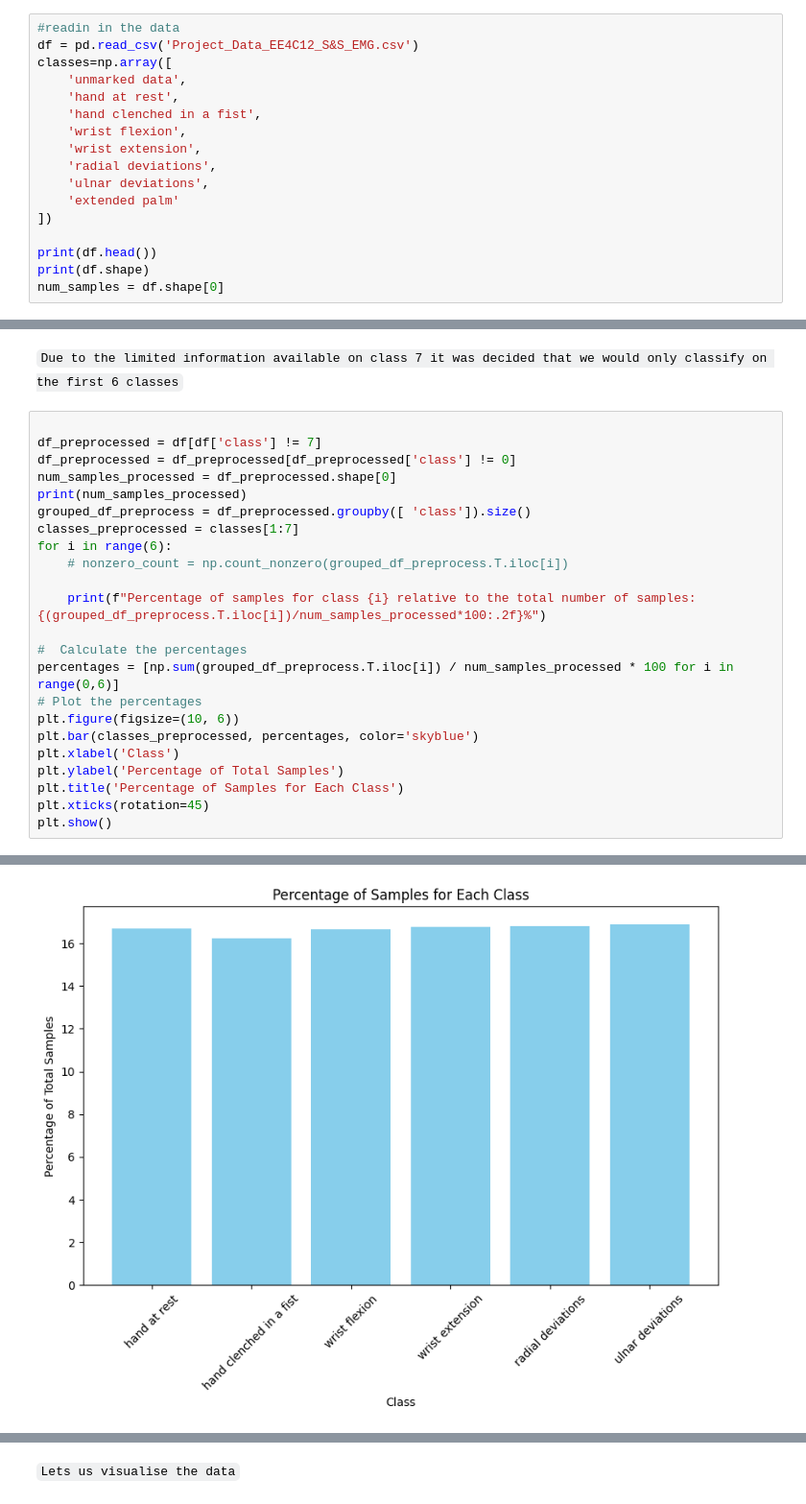
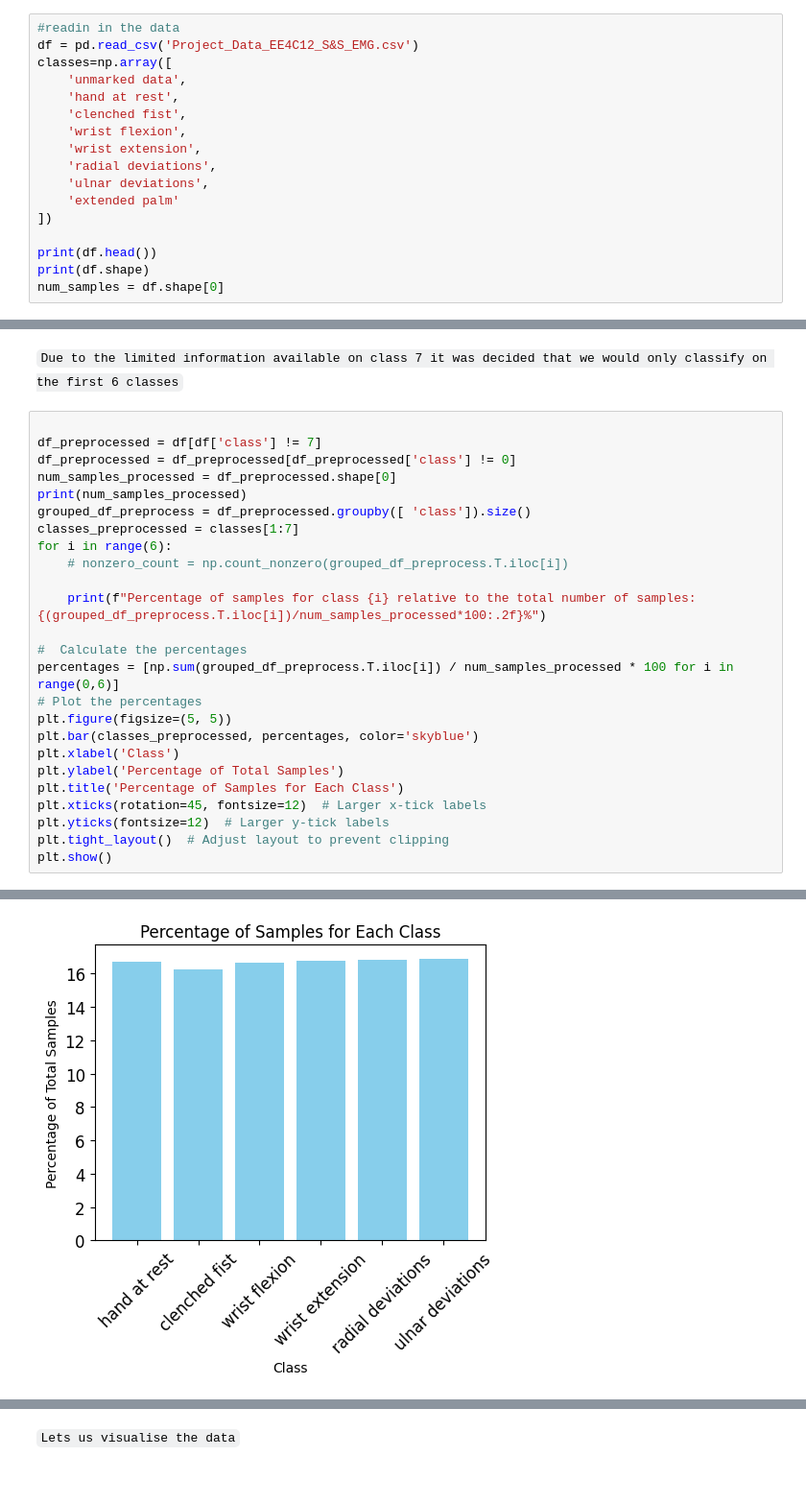
Before and after one commit to FrankDelft/ML_EE_EMG, a Jupyter notebook: main.ipynb, the cells around one changed output, grey strips where cells are left out. Shown at 96% size. Saved outputs shown, nothing was run; the diff lists cells and outputs as text.

```diff
--- a/main.ipynb
+++ b/main.ipynb
@@ -46,7 +47,7 @@ df = pd.read_csv('Project_Data_EE4C12_S&S_EMG.csv')
 classes=np.array([
     'unmarked data',
     'hand at rest',
-    'hand clenched in a fist',
+    'clenched fist',
     'wrist flexion',
     'wrist extension',
     'radial deviations',
@@ -151,35 +155,37 @@ Due to the limited information available on class 7 it was decided that we would
 # %%
 
 df_preprocessed = df[df['class'] != 7]
 df_preprocessed = df_preprocessed[df_preprocessed['class'] != 0]
 num_samples_processed = df_preprocessed.shape[0]
 print(num_samples_processed)
 grouped_df_preprocess = df_preprocessed.groupby([ 'class']).size()
 classes_preprocessed = classes[1:7]
 for i in range(6):
     # nonzero_count = np.count_nonzero(grouped_df_preprocess.T.iloc[i])
 
     print(f"Percentage of samples for class {i} relative to the total number of samples: {(grouped_df_preprocess.T.iloc[i])/num_samples_processed*100:.2f}%")
 
 #  Calculate the percentages
 percentages = [np.sum(grouped_df_preprocess.T.iloc[i]) / num_samples_processed * 100 for i in range(0,6)]
 # Plot the percentages
-plt.figure(figsize=(10, 6))
+plt.figure(figsize=(5, 5))
 plt.bar(classes_preprocessed, percentages, color='skyblue')
 plt.xlabel('Class')
 plt.ylabel('Percentage of Total Samples')
 plt.title('Percentage of Samples for Each Class')
-plt.xticks(rotation=45)
+plt.xticks(rotation=45, fontsize=12)  # Larger x-tick labels
+plt.yticks(fontsize=12)  # Larger y-tick labels
+plt.tight_layout()  # Adjust layout to prevent clipping
 plt.show()
 # %% [output]
 1499054
 Percentage of samples for class 0 relative to the total number of samples: 16.68%
 Percentage of samples for class 1 relative to the total number of samples: 16.22%
 Percentage of samples for class 2 relative to the total number of samples: 16.64%
 Percentage of samples for class 3 relative to the total number of samples: 16.78%
 Percentage of samples for class 4 relative to the total number of samples: 16.79%
 Percentage of samples for class 5 relative to the total number of samples: 16.88%
-[figure, old version]
+[figure, new version]
 # %%
 # Count the occurrences of each label
 label_counts = df_preprocessed['label'].value_counts()
```
Also changed, not shown: parts of 23 cells of this notebook.
